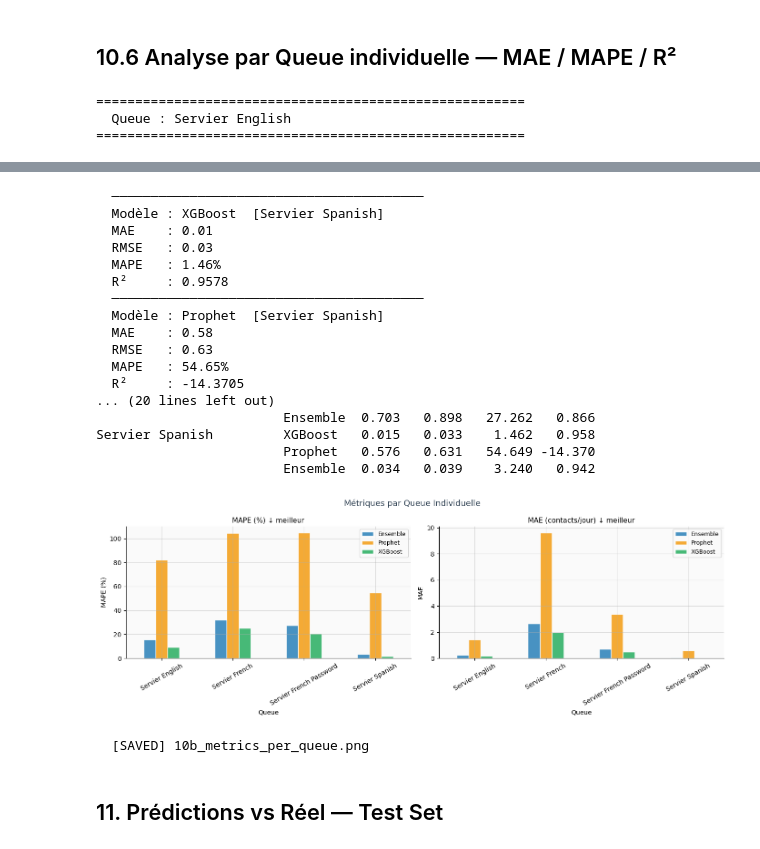
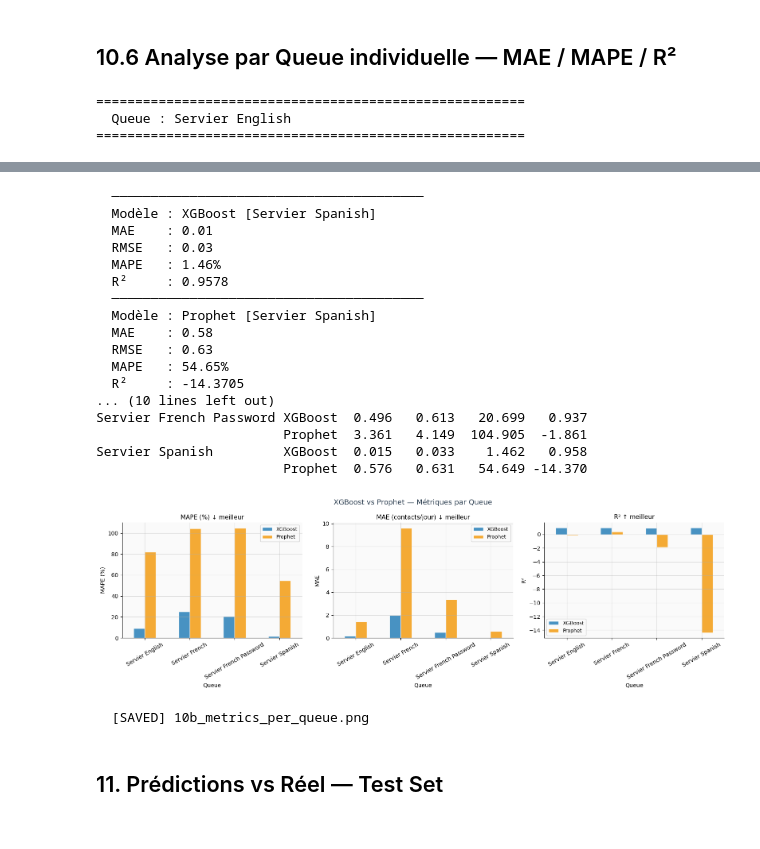
Before and after one commit to raniamaamer/Rania-Maamer-DXC, a Jupyter notebook: prediction/servier_forecasting_v4.ipynb, the cells around one changed output, grey strips where cells are left out. Drawn from its saved outputs; the diff is of its cells as text; code cells hidden in the pictures.

Commit message:
feat: calcul MAE MAPE R2 XGBoost + ensemble Prophet weekends feries

```diff
--- a/prediction/servier_forecasting_v4.ipynb
+++ b/prediction/servier_forecasting_v4.ipynb
@@ -1034,20 +1034,12 @@ for queue in QUEUES:
     pred_prop_q = np.maximum(
         m_prop_q.predict(fut_q)["yhat"].iloc[-len(yte):].values, 0)
 
-    # Ensemble pondéré
-    rmse_xgb_q  = np.sqrt(mean_squared_error(yte, pred_xgb_q))
-    rmse_prop_q = np.sqrt(mean_squared_error(yte, pred_prop_q))
-    w_xgb_q     = (1/rmse_xgb_q)  / (1/rmse_xgb_q + 1/rmse_prop_q)
-    w_prop_q    = (1/rmse_prop_q)  / (1/rmse_xgb_q + 1/rmse_prop_q)
-    pred_ens_q  = w_xgb_q * pred_xgb_q + w_prop_q * pred_prop_q
-
-    # Métriques
+    # Métriques — XGBoost et Prophet uniquement
     queue_results[queue] = {
-        "XGBoost":  compute_metrics(yte, pred_xgb_q,  f"XGBoost  [{queue}]"),
-        "Prophet":  compute_metrics(yte, pred_prop_q,  f"Prophet  [{queue}]"),
-        "Ensemble": compute_metrics(yte, pred_ens_q,   f"Ensemble [{queue}]"),
-        "n_days":   len(dq),
-        "n_test":   n_test_q,
+        "XGBoost": compute_metrics(yte, pred_xgb_q, f"XGBoost [{queue}]"),
+        "Prophet": compute_metrics(yte, pred_prop_q, f"Prophet [{queue}]"),
+        "n_days":  len(dq),
+        "n_test":  n_test_q,
     }
 
 # ── 2. Tableau récapitulatif ───────────────────────────────────────────────────
@@ -1061,29 +1053,36 @@ df_queue_metrics = pd.DataFrame(rows).set_index(["Queue", "Modèle"])
 df_queue_metrics = df_queue_metrics[["MAE","RMSE","MAPE","R2"]].round(3)
 
 print("\n" + "="*70)
-print("  MÉTRIQUES PAR QUEUE INDIVIDUELLE")
+print("  MÉTRIQUES PAR QUEUE INDIVIDUELLE — XGBoost vs Prophet")
 print("="*70)
 print(df_queue_metrics.to_string())
 
-# ── 3. Visualisation — MAPE par queue et modèle ───────────────────────────────
-pivot_mape = df_queue_metrics["MAPE"].unstack("Modèle")
-pivot_mae  = df_queue_metrics["MAE"].unstack("Modèle")
+# ── 3. Visualisation — XGBoost vs Prophet ─────────────────────────────────────
+pivot_mape = df_queue_metrics["MAPE"].unstack("Modèle")[["XGBoost", "Prophet"]]
+pivot_mae  = df_queue_metrics["MAE"].unstack("Modèle")[["XGBoost", "Prophet"]]
+pivot_r2   = df_queue_metrics["R2"].unstack("Modèle")[["XGBoost", "Prophet"]]
 
-fig, axes = plt.subplots(1, 2, figsize=(14, 5))
-fig.suptitle("Métriques par Queue Individuelle", fontsize=13, color=C["primary"])
+fig, axes = plt.subplots(1, 3, figsize=(16, 5))
+fig.suptitle("XGBoost vs Prophet — Métriques par Queue", fontsize=13, color=C["primary"])
 
-pivot_mape.plot(kind="bar", ax=axes[0], color=[C["secondary"], C["warning"], C["success"]],
+pivot_mape.plot(kind="bar", ax=axes[0], color=[C["secondary"], C["warning"]],
                 edgecolor="white", alpha=0.85)
 axes[0].set_title("MAPE (%) ↓ meilleur", fontsize=11)
 axes[0].set_ylabel("MAPE (%)"); axes[0].tick_params(axis="x", rotation=30)
 axes[0].legend(fontsize=9)
 
-pivot_mae.plot(kind="bar", ax=axes[1], color=[C["secondary"], C["warning"], C["success"]],
+pivot_mae.plot(kind="bar", ax=axes[1], color=[C["secondary"], C["warning"]],
                edgecolor="white", alpha=0.85)
 axes[1].set_title("MAE (contacts/jour) ↓ meilleur", fontsize=11)
 axes[1].set_ylabel("MAE"); axes[1].tick_params(axis="x", rotation=30)
 axes[1].legend(fontsize=9)
 
+pivot_r2.plot(kind="bar", ax=axes[2], color=[C["secondary"], C["warning"]],
+              edgecolor="white", alpha=0.85)
+axes[2].set_title("R² ↑ meilleur", fontsize=11)
+axes[2].set_ylabel("R²"); axes[2].tick_params(axis="x", rotation=30)
+axes[2].legend(fontsize=9)
+
 save_fig("10b_metrics_per_queue.png")
 # %% [output]
 =======================================================
@@ -1151,21 +1147,21 @@ save_fig("10b_metrics_per_queue.png")
   ────────────────────────────────────────
-  Modèle : XGBoost  [Servier Spanish]
+  Modèle : XGBoost [Servier Spanish]
   MAE    : 0.01
   RMSE   : 0.03
   MAPE   : 1.46%
   R²     : 0.9578
   ────────────────────────────────────────
-  Modèle : Prophet  [Servier Spanish]
+  Modèle : Prophet [Servier Spanish]
   MAE    : 0.58
   RMSE   : 0.63
   MAPE   : 54.65%
   R²     : -14.3705
-... (20 lines left out)
-                        Ensemble  0.703   0.898   27.262   0.866
-Servier Spanish         XGBoost   0.015   0.033    1.462   0.958
-                        Prophet   0.576   0.631   54.649 -14.370
-                        Ensemble  0.034   0.039    3.240   0.942
+... (10 lines left out)
+Servier French Password XGBoost  0.496   0.613   20.699   0.937
+                        Prophet  3.361   4.149  104.905  -1.861
+Servier Spanish         XGBoost  0.015   0.033    1.462   0.958
+                        Prophet  0.576   0.631   54.649 -14.370
-[figure, old version]
+[figure, new version]
   [SAVED] 10b_metrics_per_queue.png
 # %% [markdown]
 ## 11. Prédictions vs Réel — Test Set
```
Also changed, not shown: parts of 1 cell of this notebook, 1 other file.
